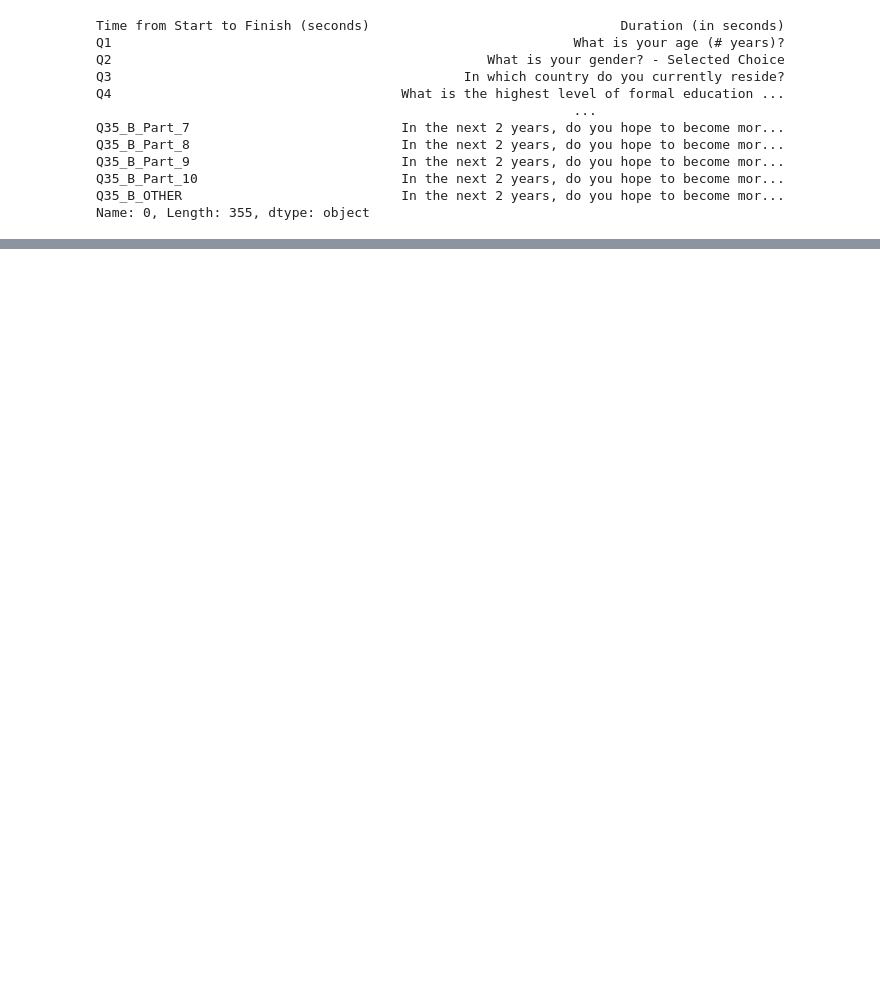
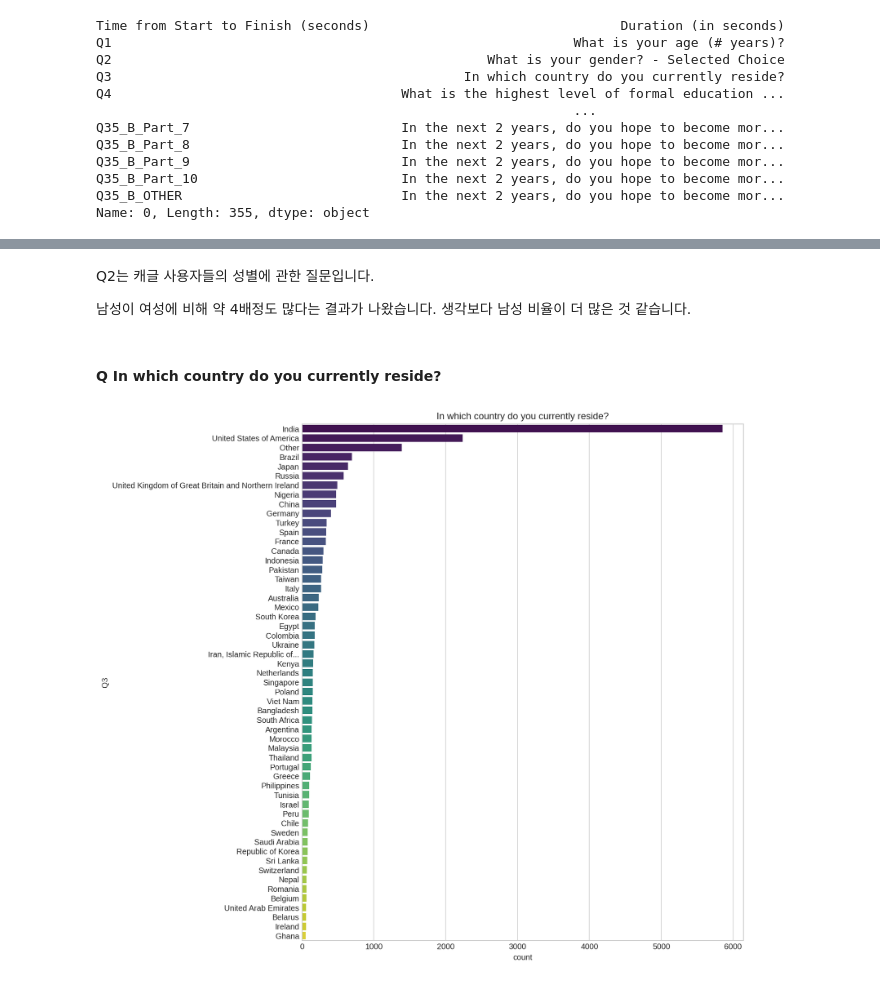
Before and after one commit to jaaaamj0711/kaggle_study, a Jupyter notebook: kaggle_survey/kaggle_survey.ipynb, the cells around one changed output, grey strips where cells are left out. Saved outputs shown, nothing was run; the diff lists cells and outputs as text; code cells hidden in the pictures; blank space fills up the shorter version.

```diff
--- a/kaggle_survey/kaggle_survey.ipynb
+++ b/kaggle_survey/kaggle_survey.ipynb
@@ -133,0 +90,9 @@ Text(0.5, 1.0, 'What is your gender? - Selected Choice')
+# %%
+def plot_sigle_qno(qno, fsize=(10,6), order=None): #기본값으로 지정하는 부분
+
+  if not order:
+    order = answer[qno].value_counts().index
+
+  plt.figure(figsize=fsize)
+  sns.countplot(data=answer,y=qno,
+                order=order, palette='viridis').set_title(question[qno])
@@ -133,0 +184,10 @@ Text(0.5, 1.0, 'What is your gender? - Selected Choice')
+# %% [markdown]
+Q2는 캐글 사용자들의 성별에 관한 질문입니다.
+
+남성이 여성에 비해 약 4배정도 많다는 결과가 나왔습니다. 생각보다 남성 비율이 더 많은 것 같습니다.
+# %% [markdown]
+#### Q In which country do you currently reside?
+# %%
+plot_sigle_qno("Q3", fsize=(10,12))
+# %% [output]
+[figure, added]
```
Also changed, not shown: parts of 70 cells of this notebook.
